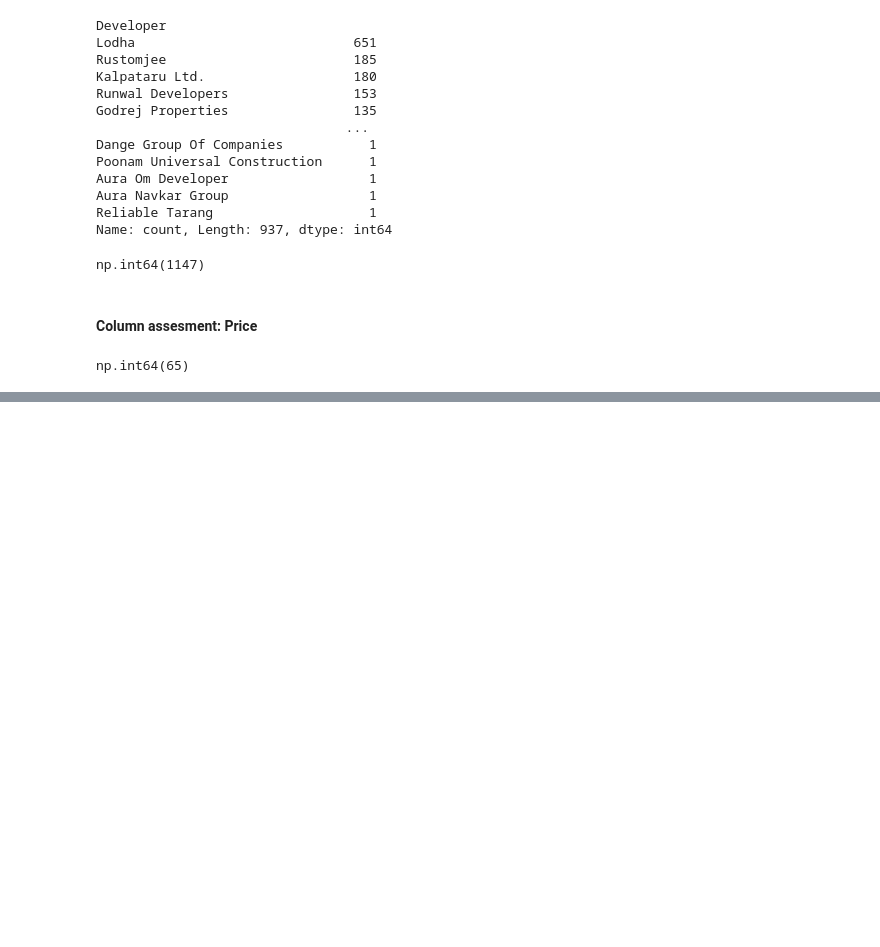
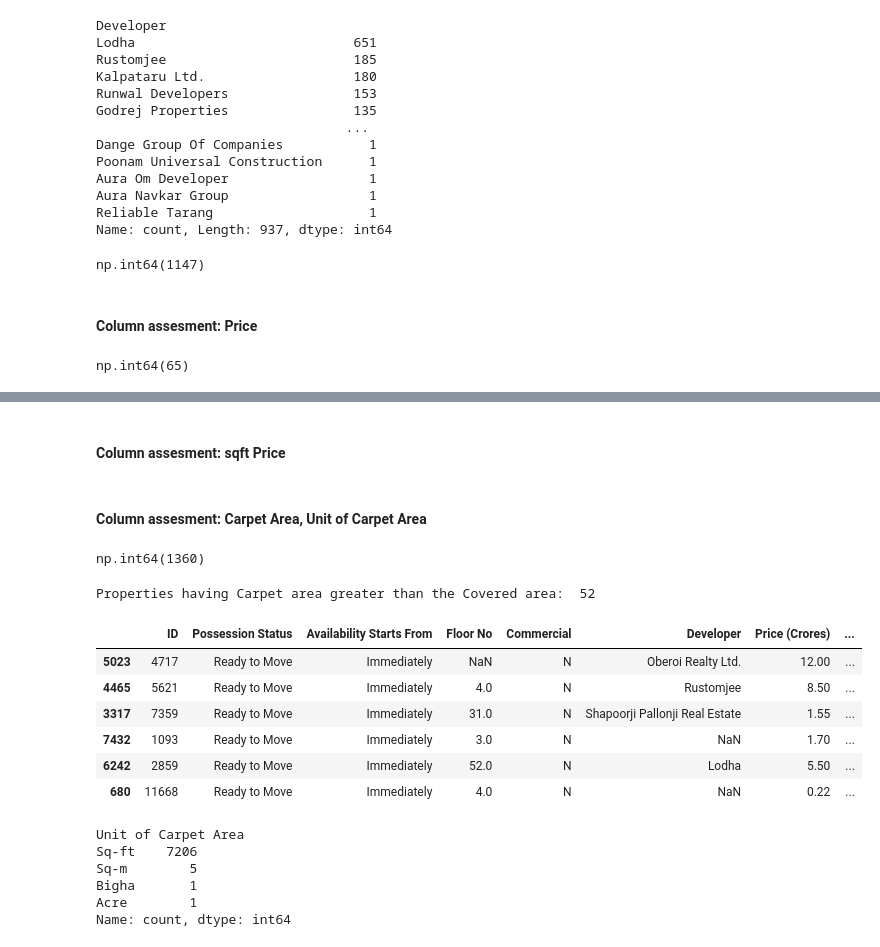
Before and after one commit to shubh-ds/project, a Jupyter notebook: Backend/2- Data_Assesment_and_Cleaning.ipynb, the cells around one changed output, grey strips where cells are left out. Drawn from its saved outputs; the diff is of its cells as text; code cells hidden in the pictures; blank space fills up the shorter version.

```diff
--- a/Backend/2- Data_Assesment_and_Cleaning.ipynb
+++ b/Backend/2- Data_Assesment_and_Cleaning.ipynb
@@ -394,0 +462,6 @@ fig.show()
+# %%
+# Rename
+df.rename(columns={'Project Name': 'Society'}, inplace=True)
+# %%
+# Format
+df['Society'] = df['Society'].str.title().str.strip()
@@ -394,0 +490,5 @@ fig.show()
+# %% [markdown]
+#### Column assesment: sqft Price
+# %%
+# Rename column
+df.rename(columns={'sqft Price': 'sqft Price (INR)'}, inplace=True)
@@ -394,0 +501,22 @@ fig.show()
+# %% [markdown]
+#### Column assesment: Carpet Area, Unit of Carpet Area
+# %%
+# Check missing values
+df['Carpet Area'].isna().sum()
+# %% [output]
+np.int64(1360)
+# %%
+# Properties having Carpet area greater than the Covered area
+df_sub = df[df['Carpet Area'] > df['Covered Area']]
+print('Properties having Carpet area greater than the Covered area: ', len(df_sub))
+print()
+df_sub.sample(6)
+# %% [output]
+Properties having Carpet area greater than the Covered area:  52
+|  | ID | Possession Status | Availability Starts From | Floor No | Commercial | Developer | Price (Crores) | ... |
+| 5023 | 4717 | Ready to Move | Immediately | NaN | N | Oberoi Realty Ltd. | 12.00 | ... |
+| 4465 | 5621 | Ready to Move | Immediately | 4.0 | N | Rustomjee | 8.50 | ... |
+| 3317 | 7359 | Ready to Move | Immediately | 31.0 | N | Shapoorji Pallonji Real Estate | 1.55 | ... |
+| 7432 | 1093 | Ready to Move | Immediately | 3.0 | N | NaN | 1.70 | ... |
+| 6242 | 2859 | Ready to Move | Immediately | 52.0 | N | Lodha | 5.50 | ... |
+| 680 | 11668 | Ready to Move | Immediately | 4.0 | N | NaN | 0.22 | ... |
@@ -394,0 +531,10 @@ fig.show()
+# %%
+# Count unique values in 'Unit of Carpet Area'
+df['Unit of Carpet Area'].value_counts()
+# %% [output]
+Unit of Carpet Area
+Sq-ft    7206
+Sq-m        5
+Bigha       1
+Acre        1
+Name: count, dtype: int64
```
Also changed, not shown: parts of 106 cells of this notebook.
